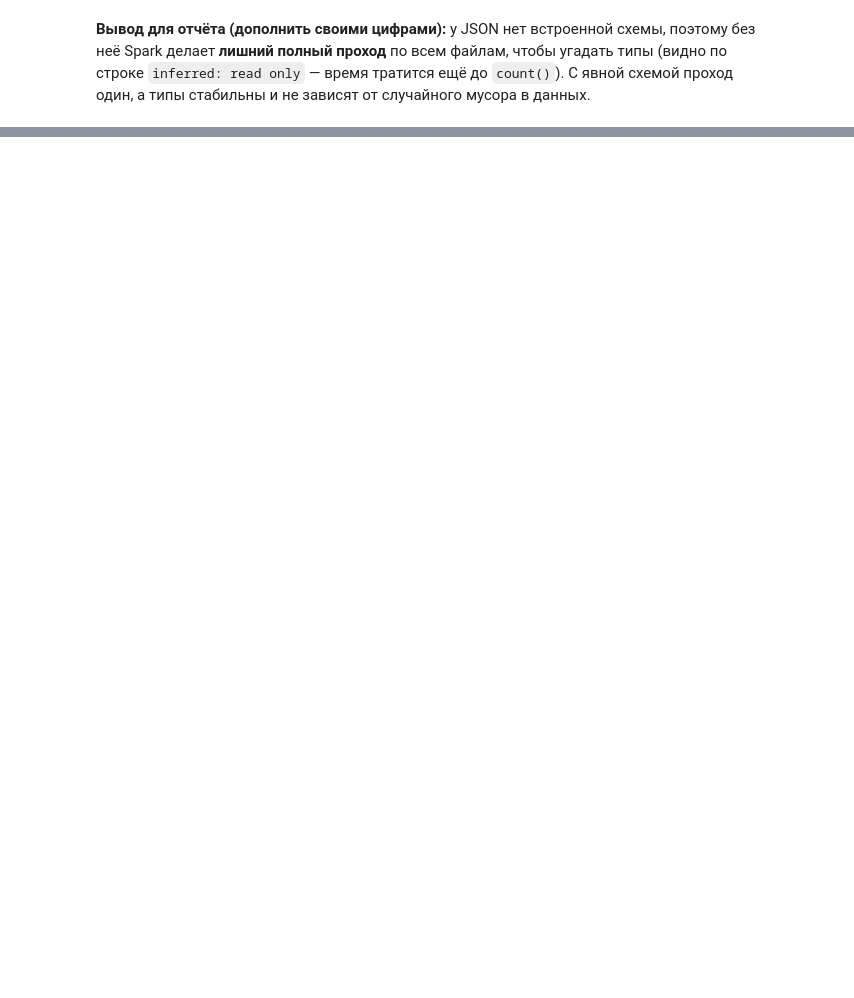
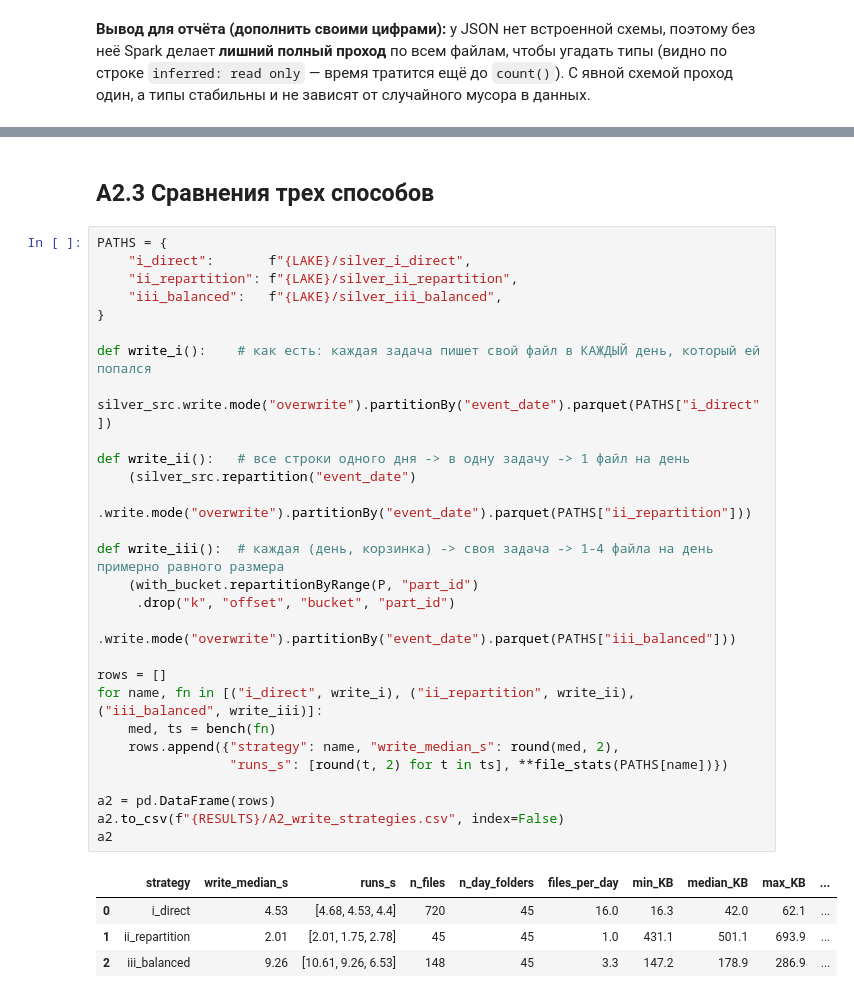
Before and after one commit to danaibaidullina/shopstream-spark, a Jupyter notebook: ibaidullina.ipynb, the cells around one changed output, grey strips where cells are left out. Drawn from its saved outputs; the diff is of its cells as text; blank space fills up the shorter version.

```diff
--- a/ibaidullina.ipynb
+++ b/ibaidullina.ipynb
@@ -217,0 +516,35 @@ n_raw = 550883
+# %% [markdown]
+## A2.3 Сравнения трех способов
+# %%
+PATHS = {
+    "i_direct":       f"{LAKE}/silver_i_direct",
+    "ii_repartition": f"{LAKE}/silver_ii_repartition",
+    "iii_balanced":   f"{LAKE}/silver_iii_balanced",
+}
+
+def write_i():    # как есть: каждая задача пишет свой файл в КАЖДЫЙ день, который ей попался
+    silver_src.write.mode("overwrite").partitionBy("event_date").parquet(PATHS["i_direct"])
+
+def write_ii():   # все строки одного дня -> в одну задачу -> 1 файл на день
+    (silver_src.repartition("event_date")
+     .write.mode("overwrite").partitionBy("event_date").parquet(PATHS["ii_repartition"]))
+
+def write_iii():  # каждая (день, корзинка) -> своя задача -> 1-4 файла на день примерно равного размера
+    (with_bucket.repartitionByRange(P, "part_id")
+     .drop("k", "offset", "bucket", "part_id")
+     .write.mode("overwrite").partitionBy("event_date").parquet(PATHS["iii_balanced"]))
+
+rows = []
+for name, fn in [("i_direct", write_i), ("ii_repartition", write_ii), ("iii_balanced", write_iii)]:
+    med, ts = bench(fn)
+    rows.append({"strategy": name, "write_median_s": round(med, 2),
+                 "runs_s": [round(t, 2) for t in ts], **file_stats(PATHS[name])})
+
+a2 = pd.DataFrame(rows)
+a2.to_csv(f"{RESULTS}/A2_write_strategies.csv", index=False)
+a2
+# %% [output]
+|  | strategy | write_median_s | runs_s | n_files | n_day_folders | files_per_day | min_KB | median_KB | max_KB | ... |
+| 0 | i_direct | 4.53 | [4.68, 4.53, 4.4] | 720 | 45 | 16.0 | 16.3 | 42.0 | 62.1 | ... |
+| 1 | ii_repartition | 2.01 | [2.01, 1.75, 2.78] | 45 | 45 | 1.0 | 431.1 | 501.1 | 693.9 | ... |
+| 2 | iii_balanced | 9.26 | [10.61, 9.26, 6.53] | 148 | 45 | 3.3 | 147.2 | 178.9 | 286.9 | ... |
```
Also changed, not shown: parts of 24 cells of this notebook, 6 other files.
